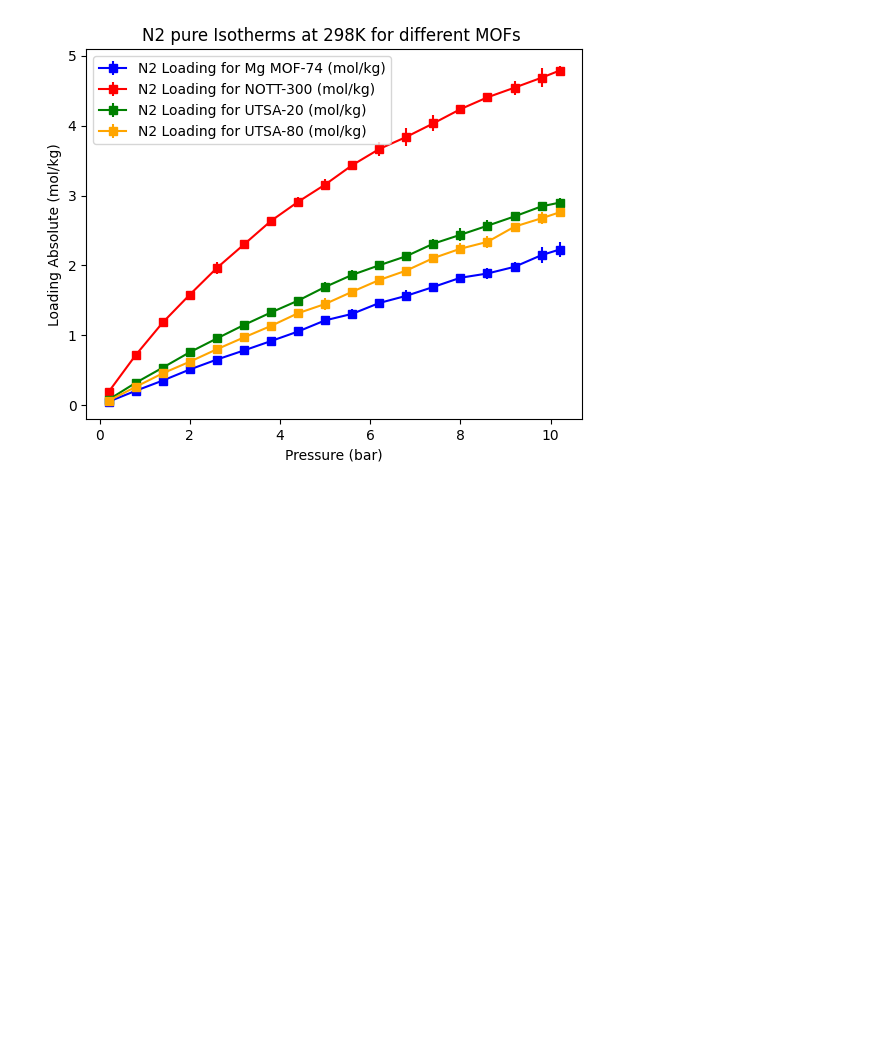
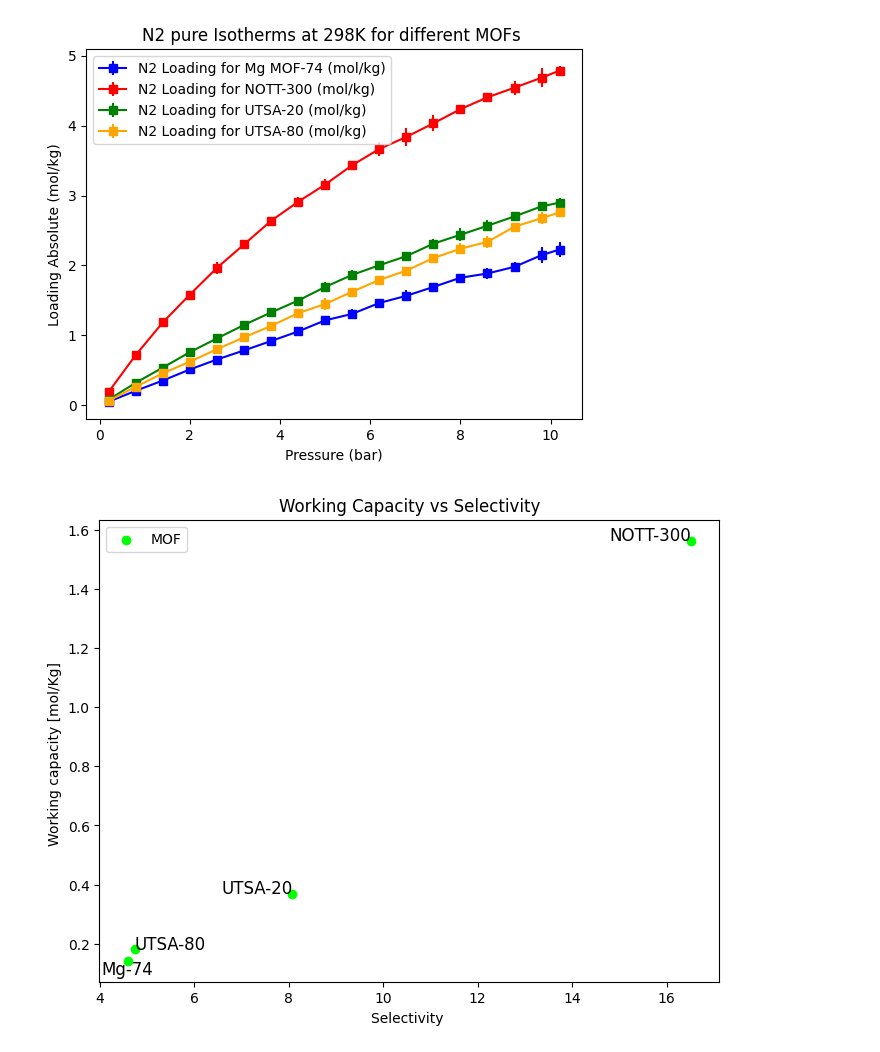
Before and after one commit to LeaMourot/Modeling_lab, a Jupyter notebook: graph_project.ipynb, the cells around one changed output. Cells and saved outputs as stored; diff of their text form; code cells hidden in the pictures; blank space fills up the shorter version.

Commit message:
graph projet au propre

```diff
--- a/graph_project.ipynb
+++ b/graph_project.ipynb
@@ -123,3 +123,45 @@ plt.title("N2 pure Isotherms at 298K for different MOFs ")
 plt.show()
 # %% [output]
 [figure]
+# %%
+import matplotlib.pyplot as plt
+import numpy as np
+
+# Données
+selectivity = [8.08, 4.74, 4.59, 16.52]
+WC = [0.3693, 0.1803, 0.1423, 1.5628]
+materiaux = ["UTSA-20", "UTSA-80", "Mg-74", "NOTT-300"]
+
+# Création du graphique
+plt.figure(figsize=(8, 6))
+plt.scatter(selectivity, WC, color='lime', marker='o', label='MOF')
+
+# Annotation des points avec les noms des matériaux
+for i, materiau in enumerate(materiaux):
+    if i==1 :
+        plt.text(selectivity[i], WC[i], materiau, fontsize=12, ha='left')
+    elif i==2 :
+          plt.text(selectivity[i], WC[i], materiau, fontsize=12, ha='center', va='top')
+    else:
+        plt.text(selectivity[i], WC[i], materiau, fontsize=12, ha='right')
+
+
+# Ajustement d'une courbe de tendance (régression linéaire)
+z = np.polyfit(selectivity, WC, 1)
+p = np.poly1d(z)
+
+'''
+# Affichage de la courbe de tendance
+plt.plot(selectivity, p(selectivity), "r--", label='Courbe de tendance')
+'''
+# Titre et légendes
+plt.title("Working Capacity vs Selectivity")
+plt.xlabel("Selectivity ")
+plt.ylabel("Working capacity [mol/Kg] ")
+
+# Affichage de la légende et de la grille
+plt.legend()
+#plt.grid(True)
+plt.show()
+# %% [output]
+[figure, added]
```
